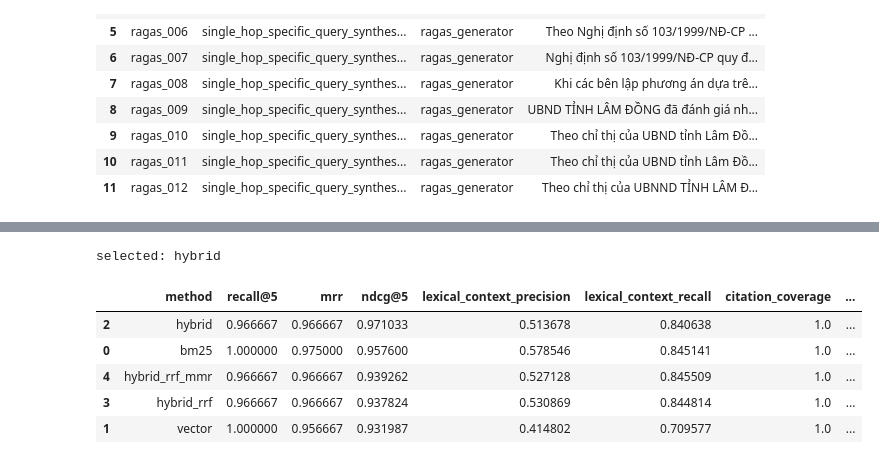
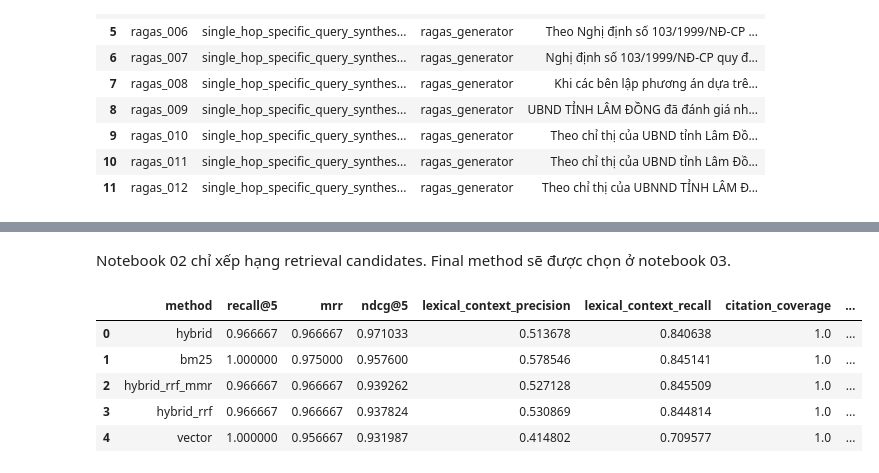
Before and after one commit to king14052004-crypto/vietnamese-legal-rag, a Jupyter notebook: notebooks/02_retrieval_experiments.ipynb, the cells around one changed output, grey strips where cells are left out. Saved outputs shown, nothing was run; the diff lists cells and outputs as text; code cells hidden in the pictures.

```diff
--- a/notebooks/02_retrieval_experiments.ipynb
+++ b/notebooks/02_retrieval_experiments.ipynb
@@ -292,7 +426,6 @@ class NotebookRetriever:
             selected.extend(result for result in results if result not in selected)
         return [SearchResult(result.chunk, result.score, "hybrid_rrf_mmr", rank) for rank, result in enumerate(selected[:top_k], start=1)]
 # %%
-
 STOPWORDS = {"cua", "cho", "cac", "mot", "nhung", "theo", "quy", "dinh", "duoc", "khong", "trong", "voi", "khi", "thi", "la", "ve", "va"}
 
 
@@ -312,7 +445,8 @@ def local_metrics(results, item):
     ideal = sum(gain / math.log2(idx + 2) for idx, gain in enumerate(sorted(gains, reverse=True)))
     first = next((idx for idx, gain in enumerate(gains, start=1) if gain >= 0.12), None)
     combined = " ".join(chunk_text(result.chunk) for result in results[:TOP_K])
-    recall = len(content_tokens(combined) & content_tokens(f"{item.get('reference', '')} {item.get('question', '')}")) / max(len(content_tokens(f"{item.get('reference', '')} {item.get('question', '')}")), 1)
+    target = f"{item.get('reference', '')} {item.get('question', '')}"
+    recall = len(content_tokens(combined) & content_tokens(target)) / max(len(content_tokens(target)), 1)
     return {
         "recall@5": 1.0 if first else 0.0,
         "mrr": 1.0 / first if first else 0.0,
@@ -320,6 +454,21 @@ def local_metrics(results, item):
         "lexical_context_precision": sum(gains) / max(len(gains), 1),
         "lexical_context_recall": recall,
         "citation_coverage": sum(bool(result.chunk.title and result.chunk.doc_id) for result in results) / max(len(results), 1),
+    }
+
+
+def serialize_result(result: SearchResult) -> dict:
+    chunk = result.chunk
+    return {
+        "rank": result.rank,
+        "score": result.score,
+        "chunk_id": chunk.chunk_id,
+        "doc_id": chunk.doc_id,
+        "title": chunk.title,
+        "article": chunk.article,
+        "source_url": chunk.source_url,
+        "doc_type": chunk.doc_type,
+        "text": chunk.text,
     }
 
 
@@ -346,7 +495,7 @@ def ragas_context_scores(rows):
     return output
 
 
-def selection_score(row):
+def retrieval_candidate_score(row):
     cp = row.get("ragas_context_precision")
     cr = row.get("ragas_context_recall")
     if cp is None or not math.isfinite(cp):
@@ -355,8 +504,7 @@ def selection_score(row):
         cr = row["lexical_context_recall"]
     return 0.30 * row["mrr"] + 0.25 * row["ndcg@5"] + 0.25 * cp + 0.20 * cr
 # %%
-
-chunks = chunk_documents(load_documents_from_jsonl(str(CORPUS_PATH)))
+chunks = chunk_documents(load_documents_from_jsonl(str(CORPUS_PATH)), max_words=CHUNK_MAX_WORDS, overlap=CHUNK_OVERLAP_WORDS)
 if BENCHMARK_MAX_CHUNKS is not None:
     chunks = chunks[:BENCHMARK_MAX_CHUNKS]
 retriever = NotebookRetriever(chunks)
@@ -365,51 +513,57 @@ details, ragas_rows = [], []
 for method in METHODS:
     for item in questions:
         results = retriever.retrieve(item["question"], method, TOP_K)
+        contexts = [result.chunk.text for result in results]
         row = {
             "question_id": item["id"],
             "question": item["question"],
             "reference": item["reference"],
             "method": method,
             "top_title": results[0].chunk.title if results else None,
-            "contexts": [result.chunk.text for result in results],
+            "contexts": contexts,
+            "citations": [serialize_result(result) for result in results],
             **local_metrics(results, item),
         }
-        details.append({key: value for key, value in row.items() if key != "contexts"})
+        details.append(row)
         ragas_rows.append(row)
 
 ragas_scores = ragas_context_scores(ragas_rows)
 summary = []
 for method in METHODS:
     rows = [row for row in details if row["method"] == method]
     aggregate = {
         "method": method,
         **{metric: sum(row[metric] for row in rows) / len(rows) for metric in ["recall@5", "mrr", "ndcg@5", "lexical_context_precision", "lexical_context_recall", "citation_coverage"]},
         "ragas_context_precision": ragas_scores.get(method, {}).get("ragas_context_precision"),
         "ragas_context_recall": ragas_scores.get(method, {}).get("ragas_context_recall"),
     }
-    aggregate["selection_score"] = selection_score(aggregate)
+    aggregate["retrieval_candidate_score"] = retrieval_candidate_score(aggregate)
     summary.append(aggregate)
 
-selected_method = sorted(summary, key=lambda row: (row["selection_score"], row["mrr"], row["ndcg@5"]), reverse=True)[0]["method"]
+summary = sorted(summary, key=lambda row: (row["retrieval_candidate_score"], row["mrr"], row["ndcg@5"]), reverse=True)
 retrieval_report = {
     "question_count": len(questions),
     "num_chunks": len(chunks),
     "methods": METHODS,
+    "top_k": TOP_K,
+    "chunk_max_words": CHUNK_MAX_WORDS,
+    "chunk_overlap_words": CHUNK_OVERLAP_WORDS,
     "ragas_backend": "ragas_evaluate_non_llm",
-    "selected_method": selected_method,
+    "selection_stage": "retrieval_only_no_final_method",
+    "final_selection": None,
     "summary": summary,
     "details": details,
 }
 RETRIEVAL_JSON.write_text(json.dumps(sanitize(retrieval_report), ensure_ascii=False, indent=2), encoding="utf-8")
-retrieval_df = pd.DataFrame(summary).sort_values("selection_score", ascending=False)
-print("selected:", selected_method)
+retrieval_df = pd.DataFrame(summary)
+display(Markdown("Notebook 02 chỉ xếp hạng retrieval candidates. Final method sẽ được chọn ở notebook 03."))
 retrieval_df
 # %% [output]
-selected: hybrid
+Notebook 02 chỉ xếp hạng retrieval candidates. Final method sẽ được chọn ở notebook 03.
 |  | method | recall@5 | mrr | ndcg@5 | lexical_context_precision | lexical_context_recall | citation_coverage | ... |
-| 2 | hybrid | 0.966667 | 0.966667 | 0.971033 | 0.513678 | 0.840638 | 1.0 | ... |
-| 0 | bm25 | 1.000000 | 0.975000 | 0.957600 | 0.578546 | 0.845141 | 1.0 | ... |
-| 4 | hybrid_rrf_mmr | 0.966667 | 0.966667 | 0.939262 | 0.527128 | 0.845509 | 1.0 | ... |
+| 0 | hybrid | 0.966667 | 0.966667 | 0.971033 | 0.513678 | 0.840638 | 1.0 | ... |
+| 1 | bm25 | 1.000000 | 0.975000 | 0.957600 | 0.578546 | 0.845141 | 1.0 | ... |
+| 2 | hybrid_rrf_mmr | 0.966667 | 0.966667 | 0.939262 | 0.527128 | 0.845509 | 1.0 | ... |
 | 3 | hybrid_rrf | 0.966667 | 0.966667 | 0.937824 | 0.530869 | 0.844814 | 1.0 | ... |
-| 1 | vector | 1.000000 | 0.956667 | 0.931987 | 0.414802 | 0.709577 | 1.0 | ... |
+| 4 | vector | 1.000000 | 0.956667 | 0.931987 | 0.414802 | 0.709577 | 1.0 | ... |
 # %% [markdown]
```
Also changed, not shown: parts of 13 cells of this notebook, 21 other files.
